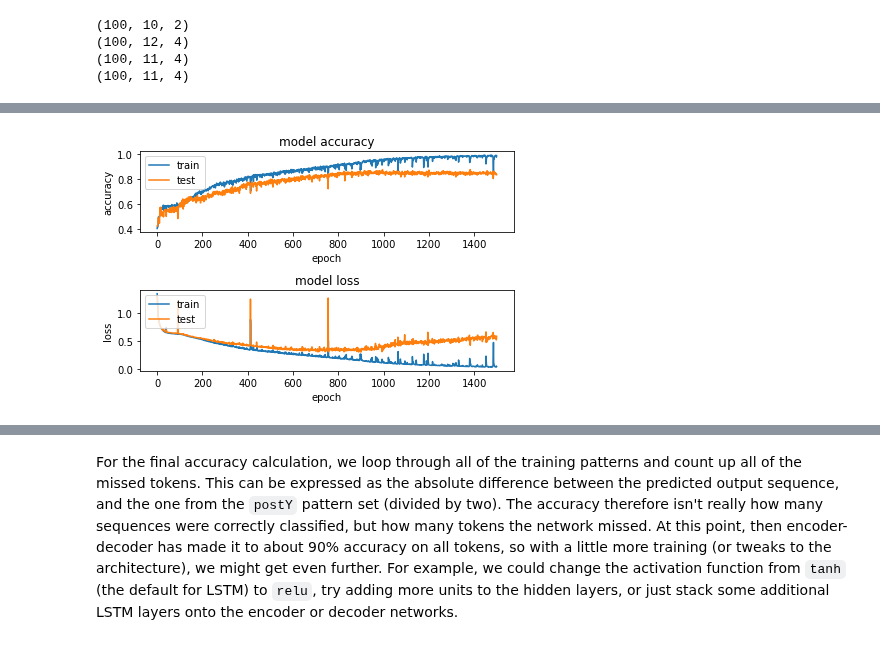
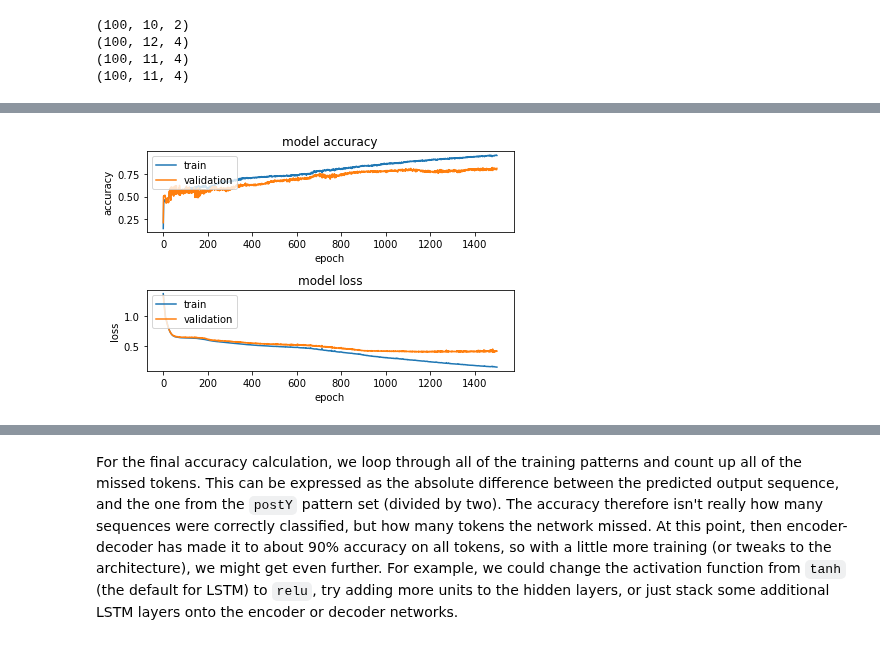
Before and after one commit to CSCI4850/notebook-examples, a Jupyter notebook: Recurrent Neural Networks/Encoder-Decoder.ipynb, the cells around one changed output, grey strips where cells are left out. Cells and saved outputs as stored; diff of their text form; code cells hidden in the pictures.

```diff
--- a/Recurrent Neural Networks/Encoder-Decoder.ipynb
+++ b/Recurrent Neural Networks/Encoder-Decoder.ipynb
@@ -132,7 +117,8 @@ array([[[0., 1.],
         [0., 1.]]], dtype=float32)
 # %%
 Y = np.expand_dims(np.vstack([np.array([0,0,1,0]),
-                   np.hstack([keras.utils.to_categorical(y_train[0,:,0]),np.zeros([output_length,2])]),
+                   np.hstack([keras.utils.to_categorical(y_train[0,:,0]),
+                              np.zeros([output_length,2])]),
                    np.array([0,0,0,1])]),axis=0)
 Y
 # %% [output]
@@ -296,8 +290,8 @@ decoder_state_input_h = keras.layers.Input(shape=(hidden_size,))
 decoder_state_input_c = keras.layers.Input(shape=(hidden_size,))
 # Connect hidden to input(s)
 decoder_states_input = [decoder_state_input_h, decoder_state_input_c]
-decoder_hidden_output, decoder_state_h, decoder_state_c = decoder_hidden(decoder_input,
-                                                                         initial_state=decoder_states_input)
+decoder_hidden_output, decoder_state_h, decoder_state_c = decoder_hidden(
+    decoder_input, initial_state=decoder_states_input)
 decoder_states = [decoder_state_h, decoder_state_c]
 # Connect output to hidden(s)
 decoder_output = decoder_dense(decoder_hidden_output)
@@ -408,7 +410,7 @@ print(postY.shape)
 # Same as before...
 
 # Size of the gestalt, context representations...
-hidden_size = input_length*2
+hidden_size = 20
 
 ## Encoder Construction
 
@@ -423,10 +425,12 @@ encoder_states = [enc_state_h, enc_state_c]
 ## Decoder Construction
 # Set up the decoder, using `encoder_states` as initial state.
 decoder_input = keras.layers.Input(shape=(None, preY.shape[2]))
-decoder_hidden = keras.layers.LSTM(hidden_size, return_sequences=True, return_state=True)
+decoder_hidden = keras.layers.LSTM(hidden_size,
+                                   return_sequences=True,
+                                   return_state=True)
 # Connect hidden to input (also reads from the encoder...)
-decoder_hidden_output, decoder_state_h, decoder_state_c = decoder_hidden(decoder_input,
-                                                                         initial_state=encoder_states)
+decoder_hidden_output, decoder_state_h, decoder_state_c = decoder_hidden(
+    decoder_input, initial_state=encoder_states)
 decoder_dense = keras.layers.Dense(postY.shape[2], activation='softmax')
 # Connect output to hidden
 decoder_output = decoder_dense(decoder_hidden_output)
@@ -439,8 +443,8 @@ decoder_output = decoder_dense(decoder_hidden_output)
 model = keras.Model([encoder_input, decoder_input], decoder_output)
 
 # Compile it...
-model.compile(loss=keras.losses.categorical_crossentropy,
-              optimizer=keras.optimizers.Nadam(),
-              metrics=['accuracy'])
+model.compile(loss=keras.losses.CategoricalCrossentropy(),
+              optimizer=keras.optimizers.Adam(),
+              metrics=[keras.metrics.CategoricalAccuracy()])
 model.summary()
 # %% [output]
@@ -475,7 +480,7 @@ epochs = 1500
 history = model.fit([X,preY], postY,
           batch_size=batch_size,
           epochs=epochs,
-          verbose=0,
-          callbacks=[TQDMNotebookCallback()],
-          validation_split = 0.2) # Remember, teacher forced, but a little informative...
+          verbose=0,              # Turning off output due to many epochs...
+          validation_split = 0.2)
+# Remember, teacher forced, but a little informative...
 print('Accuracy:',model.evaluate([X,preY],postY)[1]*100.0,'%')
@@ -482,23 +490,23 @@ print('Accuracy:',model.evaluate([X,preY],postY)[1]*100.0,'%')
 # %%
 plt.figure(1)
 # summarize history for accuracy
 plt.subplot(211)
-plt.plot(history.history['accuracy'])
-plt.plot(history.history['val_accuracy'])
+plt.plot(history.history['categorical_accuracy'])
+plt.plot(history.history['val_categorical_accuracy'])
 plt.title('model accuracy')
 plt.ylabel('accuracy')
 plt.xlabel('epoch')
-plt.legend(['train', 'test'], loc='upper left')
+plt.legend(['train', 'validation'], loc='upper left')
 # summarize history for loss
 plt.subplot(212)
 plt.plot(history.history['loss'])
 plt.plot(history.history['val_loss'])
 plt.title('model loss')
 plt.ylabel('loss')
 plt.xlabel('epoch')
-plt.legend(['train', 'test'], loc='upper left')
+plt.legend(['train', 'validation'], loc='upper left')
 plt.tight_layout()
 plt.show()
 # %% [output]
-[figure, old version]
+[figure, new version]
 # %%
```
Also changed, not shown: parts of 72 cells of this notebook.
